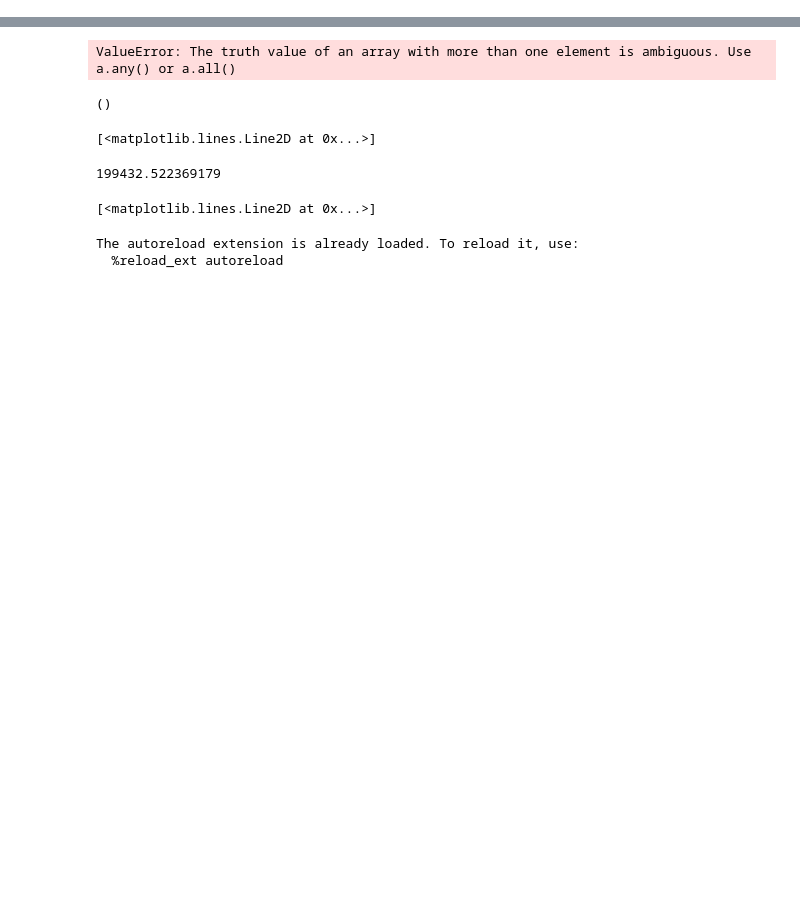
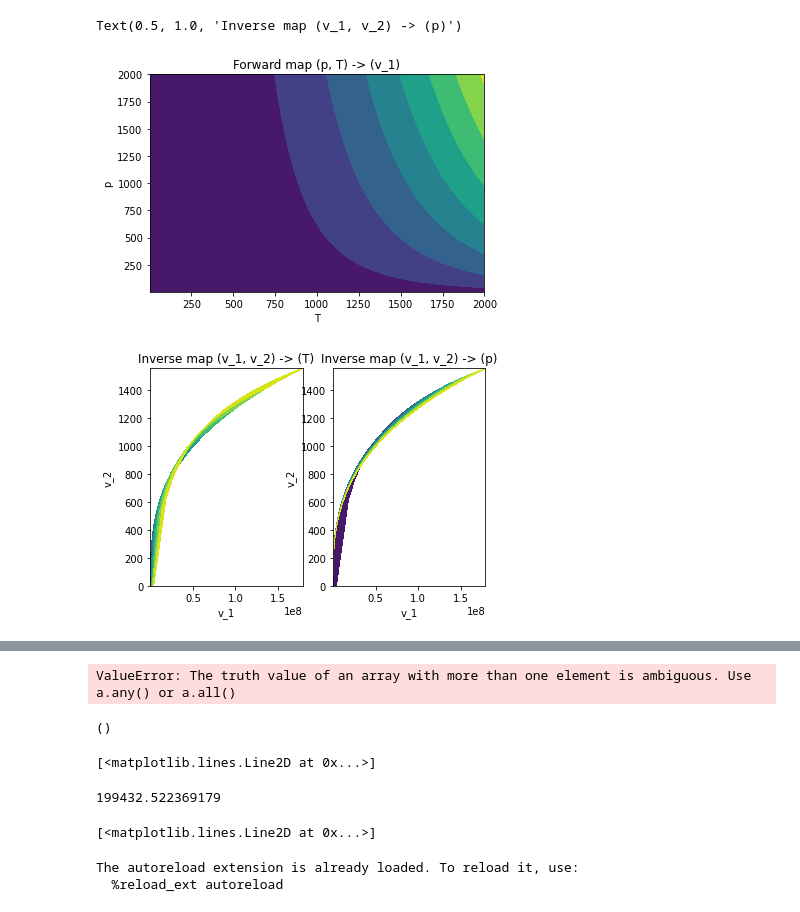
Before and after one commit to fredriclam/quail_volcano, a Jupyter notebook: scenarios/verification_acoustic/verification_acoustic.ipynb, the cells around one changed output, grey strips where cells are left out. Drawn from its saved outputs; the diff is of its cells as text; code cells hidden in the pictures; blank space fills up the shorter version.

```diff
--- a/scenarios/verification_acoustic/verification_acoustic.ipynb
+++ b/scenarios/verification_acoustic/verification_acoustic.ipynb
@@ -78,0 +97,31 @@ The autoreload extension is already loaded. To reload it, use:
+# %%
+# Testing inverting map
+T = np.linspace(1,2000,145)
+p = np.linspace(1,2000,101)
+mg_T, mg_p = np.meshgrid(T, p)
+
+# Forward mapping (easy direction)
+v1 = np.power(mg_T,2.0) * np.power(mg_p,0.5)
+v2 = np.power(mg_T,0.7) * np.log(mg_p)
+
+plt.figure(1)
+plt.contourf(mg_T, mg_p, v1)
+plt.xlabel("T")
+plt.ylabel("p")
+plt.title("Forward map (p, T) -> (v_1)")
+
+plt.figure(2)
+plt.subplot(1,2,1)
+plt.contourf(v1, v2, mg_T)
+plt.xlabel("v_1")
+plt.ylabel("v_2")
+plt.title("Inverse map (v_1, v_2) -> (T)")
+plt.subplot(1,2,2)
+plt.contourf(v1, v2, mg_p)
+plt.xlabel("v_1")
+plt.ylabel("v_2")
+plt.title("Inverse map (v_1, v_2) -> (p)")
+# %% [output]
+Text(0.5, 1.0, 'Inverse map (v_1, v_2) -> (p)')
+[figure, added]
+[figure, added]
```
Also changed, not shown: parts of 55 cells of this notebook, 5 other files.
